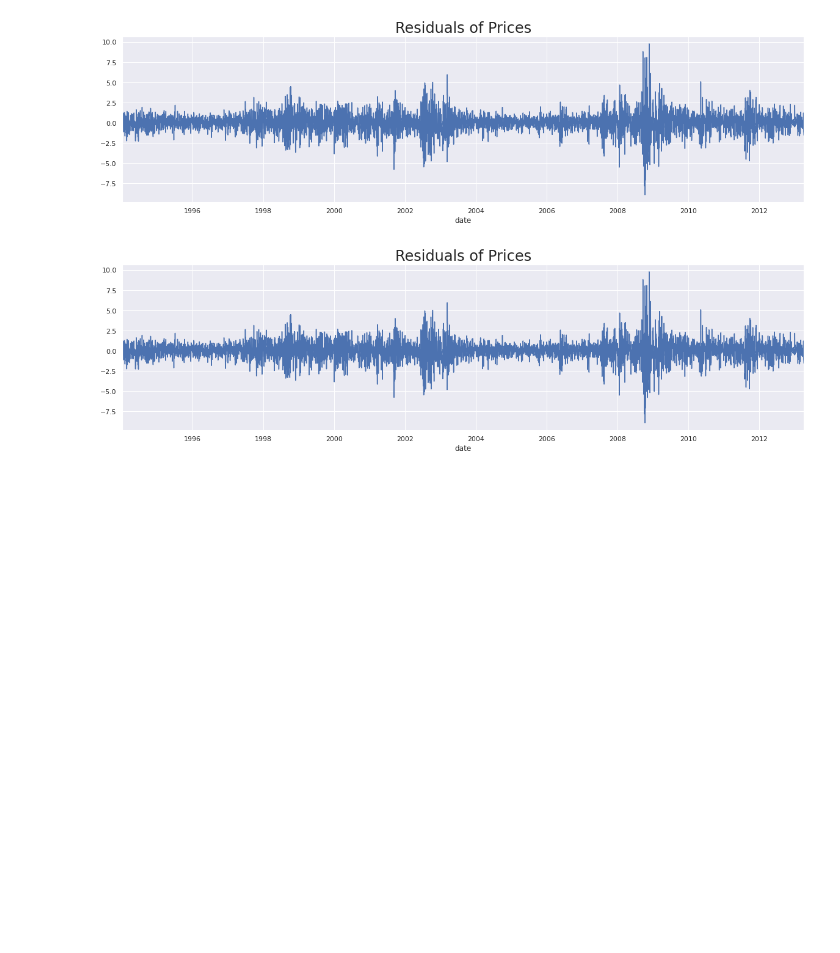
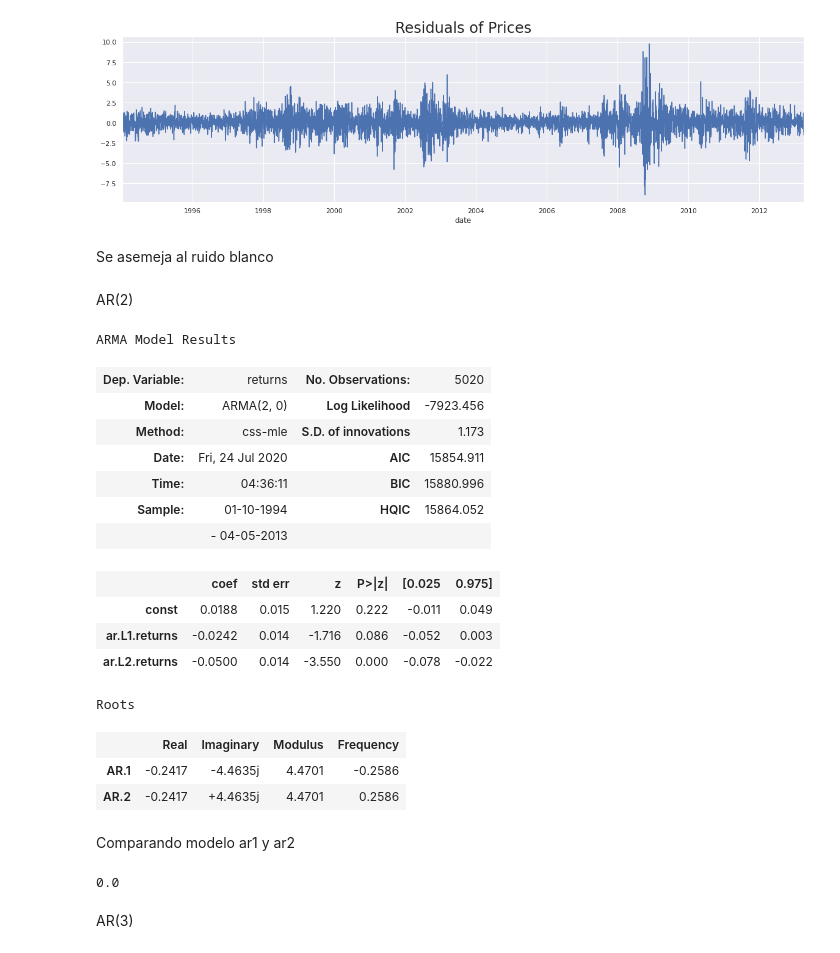
Before and after one commit to SelmaSan/curso-series-temporales, a Jupyter notebook: 5. Selma_Modelo_AR_retuns_mas_tarea.ipynb, the cells around one changed output. Saved outputs shown, nothing was run; the diff lists cells and outputs as text; code cells hidden in the pictures; blank space fills up the shorter version.

```diff
--- a/5. Selma_Modelo_AR_retuns_mas_tarea.ipynb
+++ b/5. Selma_Modelo_AR_retuns_mas_tarea.ipynb
@@ -174,9 +193,30 @@ plt.title("Residuals of Prices",size=24)
 plt.show()
 # %% [output]
 [figure]
-# %%
-df.res_price[1:].plot(figsize=(20,5))
-plt.title("Residuals of Prices",size=24)
-plt.show()
-# %% [output]
-[figure, removed]
+# %% [markdown]
+Se asemeja al ruido blanco
+# %% [markdown]
+AR(2)
+# %%
+model_ar_2 = ARMA(df.returns[1:], order=(2,0))
+results_ar_2 = model_ar_2.fit()
+results_ar_2.summary()
+# %% [output]
+ARMA Model Results
+| Dep. Variable: | returns | No. Observations: | 5020 |
+| Model: | ARMA(2, 0) | Log Likelihood | -7923.456 |
+| Method: | css-mle | S.D. of innovations | 1.173 |
+| Date: | Fri, 24 Jul 2020 | AIC | 15854.911 |
+| Time: | 04:36:11 | BIC | 15880.996 |
+| Sample: | 01-10-1994 | HQIC | 15864.052 |
+|  | - 04-05-2013 |  |  |
+|  | coef | std err | z | P>|z| | [0.025 | 0.975] |
+| const | 0.0188 | 0.015 | 1.220 | 0.222 | -0.011 | 0.049 |
+| ar.L1.returns | -0.0242 | 0.014 | -1.716 | 0.086 | -0.052 | 0.003 |
+| ar.L2.returns | -0.0500 | 0.014 | -3.550 | 0.000 | -0.078 | -0.022 |
+Roots
+|  | Real | Imaginary | Modulus | Frequency |
+| AR.1 | -0.2417 | -4.4635j | 4.4701 | -0.2586 |
+| AR.2 | -0.2417 | +4.4635j | 4.4701 | 0.2586 |
+# %% [markdown]
+Comparando modelo ar1 y ar2
@@ -182,0 +230,6 @@ plt.show()
+# %%
+LLR_test(results_ar_1, results_ar_2)
+# %% [output]
+0.0
+# %% [markdown]
+AR(3)
```
Also changed, not shown: parts of 23 cells of this notebook.
